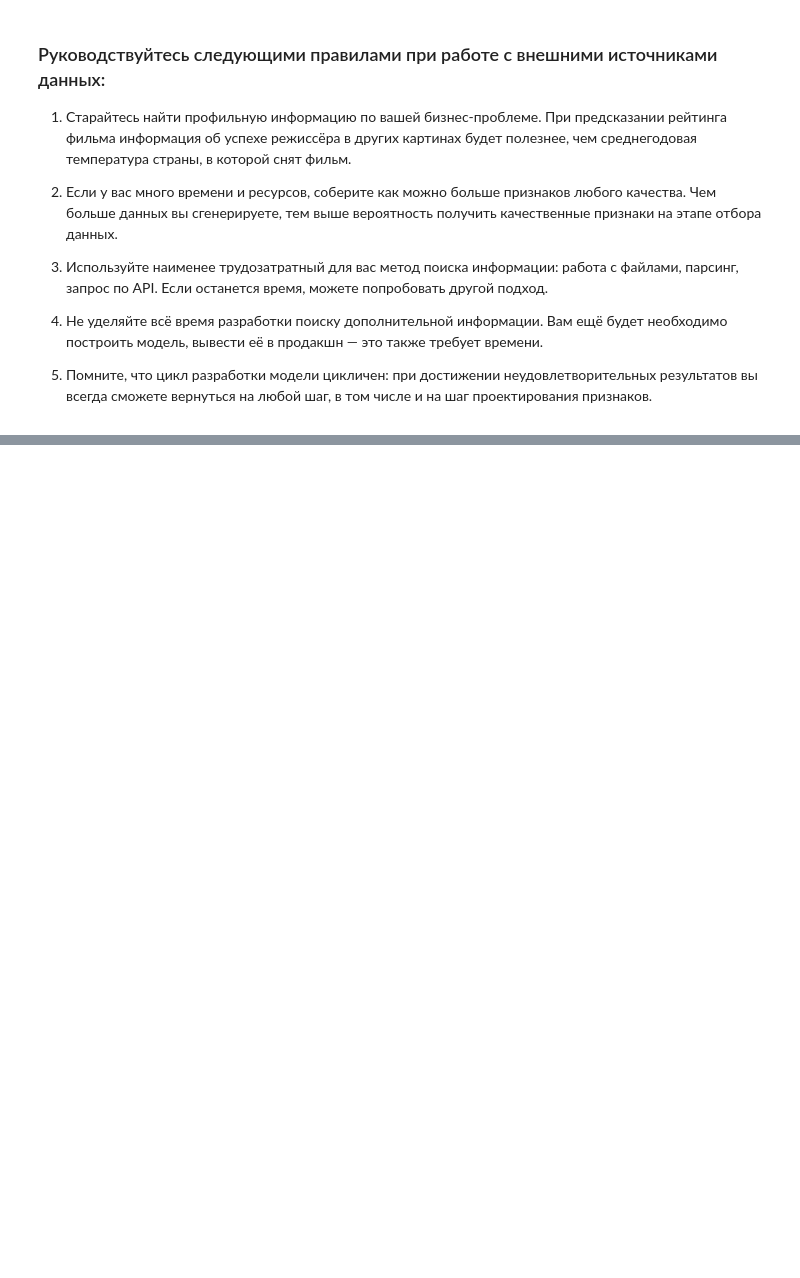
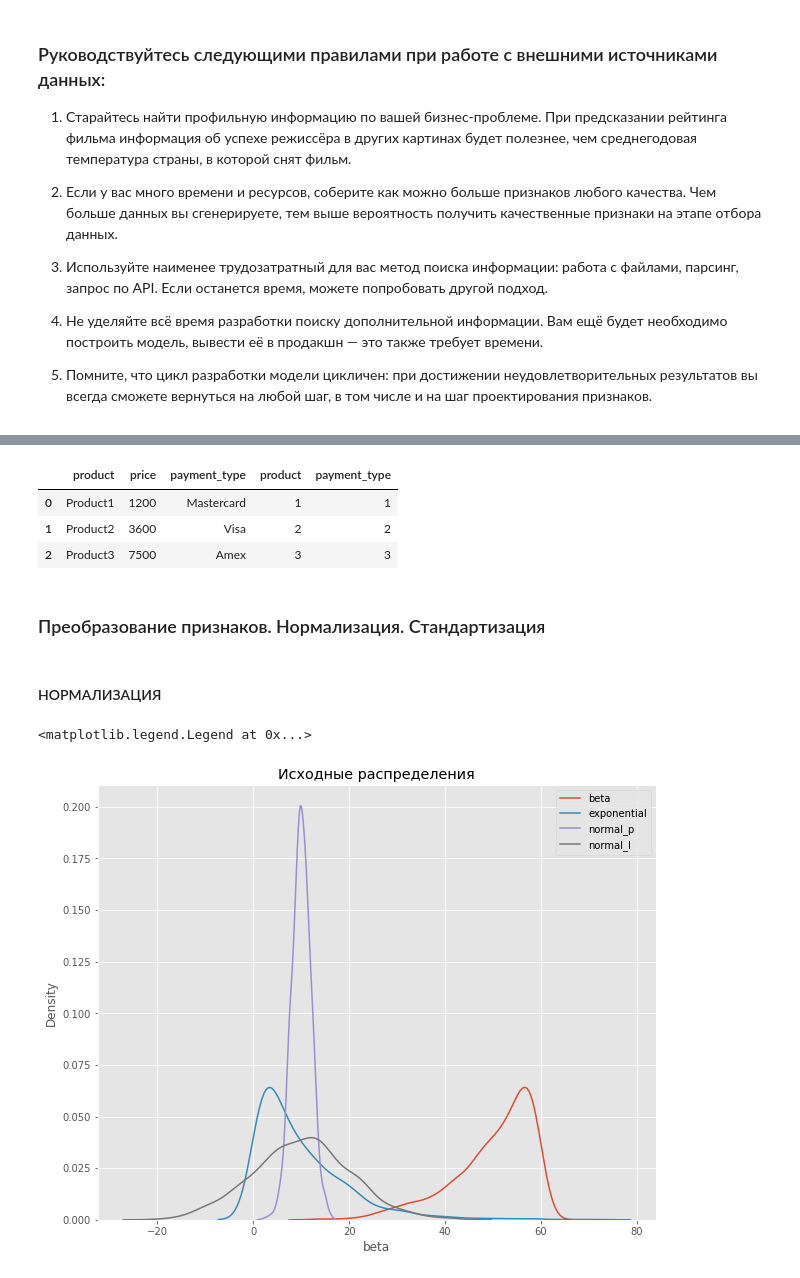
Before and after one commit to AlexeyKh71/sf_data_science, a Jupyter notebook: EDA_03/EDA-3_Проектирование признаков.ipynb, the cells around one changed output, grey strips where cells are left out. Cells and saved outputs as stored; diff of their text form; code cells hidden in the pictures; blank space fills up the shorter version.

```diff
--- a/EDA_03/EDA-3_Проектирование признаков.ipynb
+++ b/EDA_03/EDA-3_Проектирование признаков.ipynb
@@ -179,0 +413,60 @@ data.join(country_area.set_index('country'), on='country').loc[data['title'] ==
+# %%
+ord_encoder = ce.OrdinalEncoder()
+payment_type_bin = ord_encoder.fit_transform(df[['product', 'payment_type']])
+df = pd.concat([df, payment_type_bin], axis=1)
+
+df
+# %% [output]
+|  | product | price | payment_type | product | payment_type |
+| 0 | Product1 | 1200 | Mastercard | 1 | 1 |
+| 1 | Product2 | 3600 | Visa | 2 | 2 |
+| 2 | Product3 | 7500 | Amex | 3 | 3 |
+# %% [markdown]
+### Преобразование признаков. Нормализация. Стандартизация
+# %% [markdown]
+#### НОРМАЛИЗАЦИЯ
+# %%
+np.random.seed(34)
+
+# для нормализации, стандартизации
+from sklearn import preprocessing
+
+# Для графиков
+import matplotlib
+import matplotlib.pyplot as plt
+import seaborn as sns
+
+%matplotlib inline
+matplotlib.style.use('ggplot')
+
+# сгенерируем датасет из случайных чисел
+df = pd.DataFrame({
+    # Бета распределение, 5 – значение альфа, 1 – значение бета, 1000 – размер
+    'beta': np.random.beta(5, 1, 1000) * 60,
+
+    # Экспоненциальное распределение, 10 – "резкость" экспоненты, 1000 – размер
+    'exponential': np.random.exponential(10, 1000),
+
+    # Нормальное распределение, 10 – среднее значение р., 2 – стандартное отклонение, 1000 – количество сэмплов
+    'normal_p': np.random.normal(10, 2, 1000),
+
+    # Нормальное распределение, 10 – среднее значение р., 10 – стандартное отклонение, 1000 – количество сэмплов
+    'normal_l': np.random.normal(10, 10, 1000),
+})
+
+# Копируем названия столбцов, которые теряются при использовании fit_transform()
+col_names = list(df.columns)
+# %%
+# зададим параметры холста, название и визуализируем кривые распределения:
+fig, (ax1) = plt.subplots(ncols=1, figsize=(10, 8))
+ax1.set_title('Исходные распределения')
+
+# kdeplot() (KDE – оценка плотности ядра) – специальный метод для графиков распределений
+sns.kdeplot(df['beta'], ax=ax1, label ='beta')
+sns.kdeplot(df['exponential'], ax=ax1, label ='exponential')
+sns.kdeplot(df['normal_p'], ax=ax1, label ='normal_p')
+sns.kdeplot(df['normal_l'], ax=ax1, label ='normal_l')
+plt.legend()
+# %% [output]
+<matplotlib.legend.Legend at 0x...>
+[figure, added]
```
Also changed, not shown: parts of 50 cells of this notebook, 4 other files.
